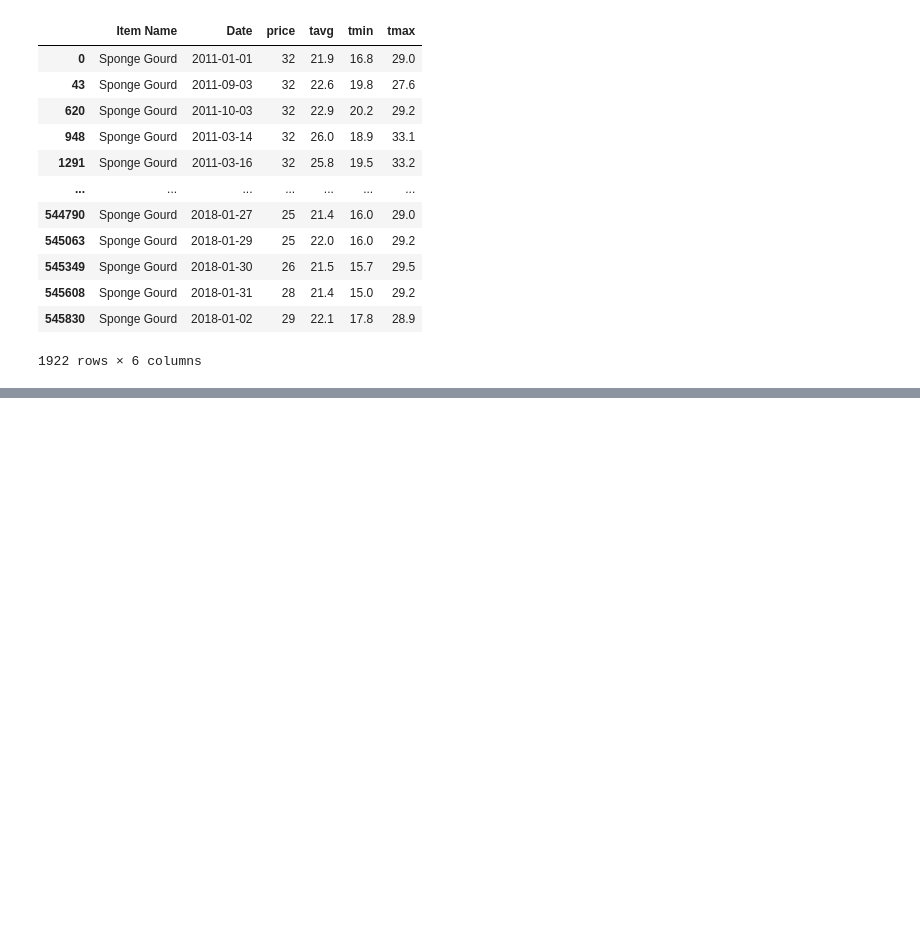
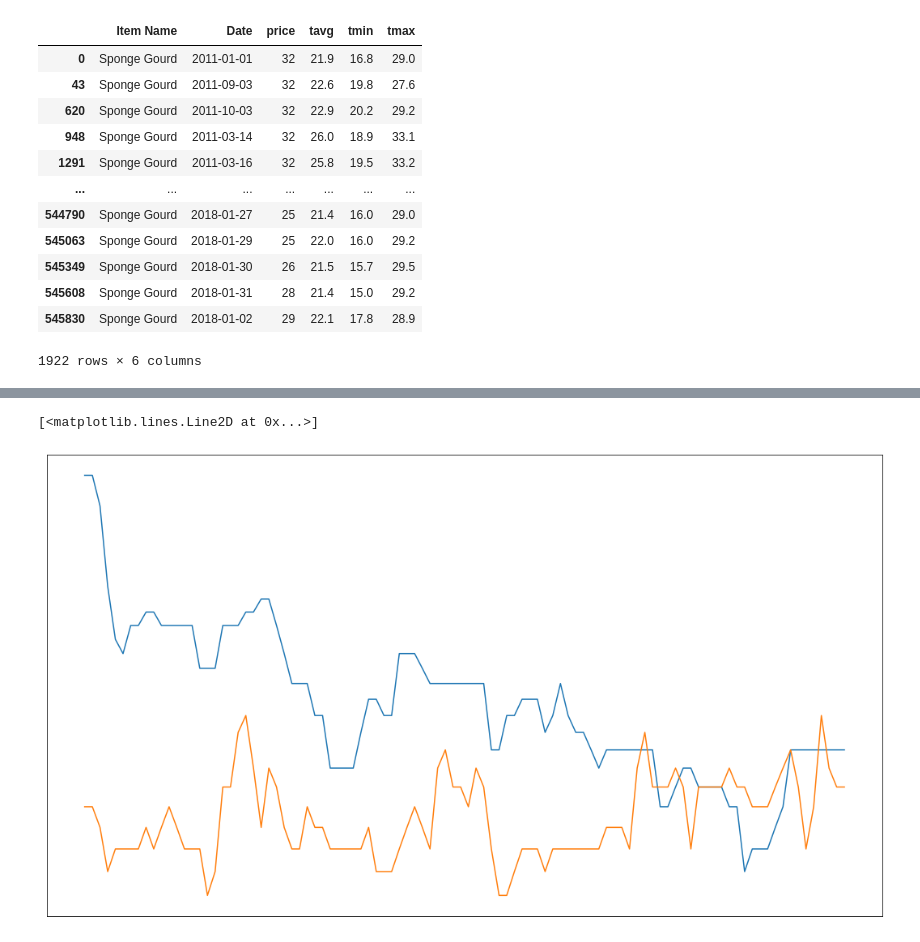
Before and after one commit to hinevics/weather-city, a Jupyter notebook: weather_and_price/weather_app/research.ipynb, the cells around one changed output, grey strips where cells are left out. Cells and saved outputs as stored; diff of their text form; code cells hidden in the pictures; blank space fills up the shorter version.

```diff
--- a/weather_and_price/weather_app/research.ipynb
+++ b/weather_and_price/weather_app/research.ipynb
@@ -257,0 +264,12 @@ ax.plot(r['Date'], r['tmin'])
+# %%
+fig, ax = plt.subplots()
+fig.set_size_inches(18.5, 10.5, forward=True)
+# x = Date \ y = price
+ax.plot(r['Date'][1000:1100], r['price'].map(lambda x: int(x)).map(np.log)[1000:1100])
+ax.axes.xaxis.set_visible(False)
+ax.axes.yaxis.set_visible(False)
+# x = Date \ y = tavg
+ax.plot(r['Date'][1000:1100], r['tavg'].map(lambda x: int(x)).map(np.log)[1000:1100])
+# %% [output]
+[<matplotlib.lines.Line2D at 0x...>]
+[figure, added]
```
Also changed, not shown: parts of 5 cells of this notebook, 3 other files.
